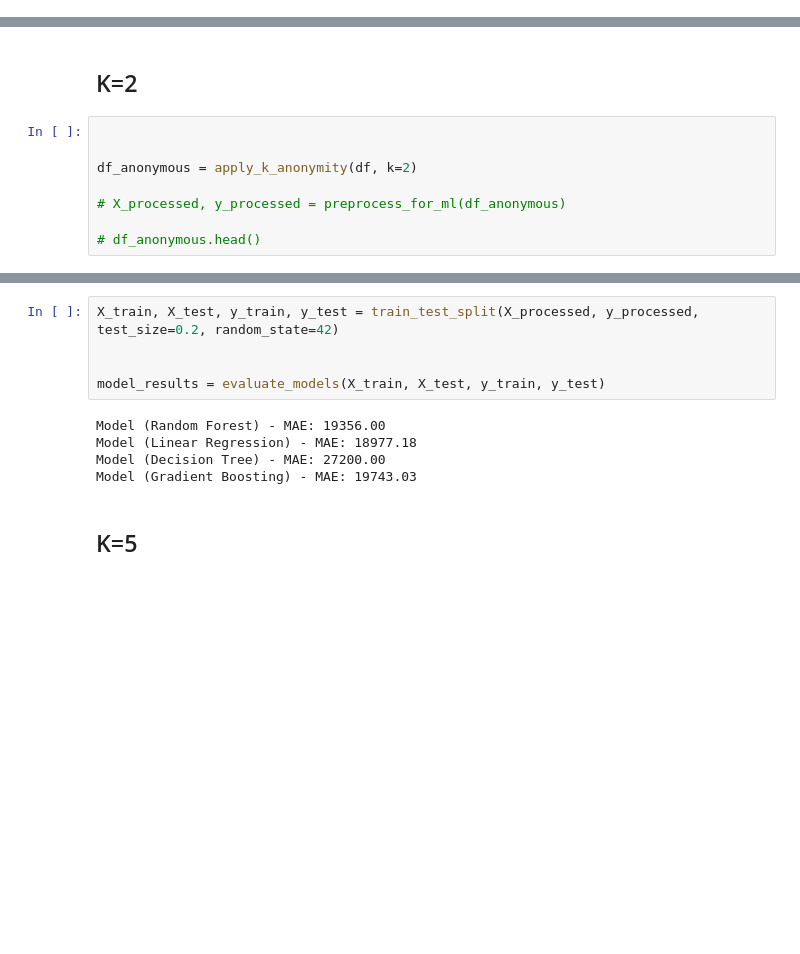
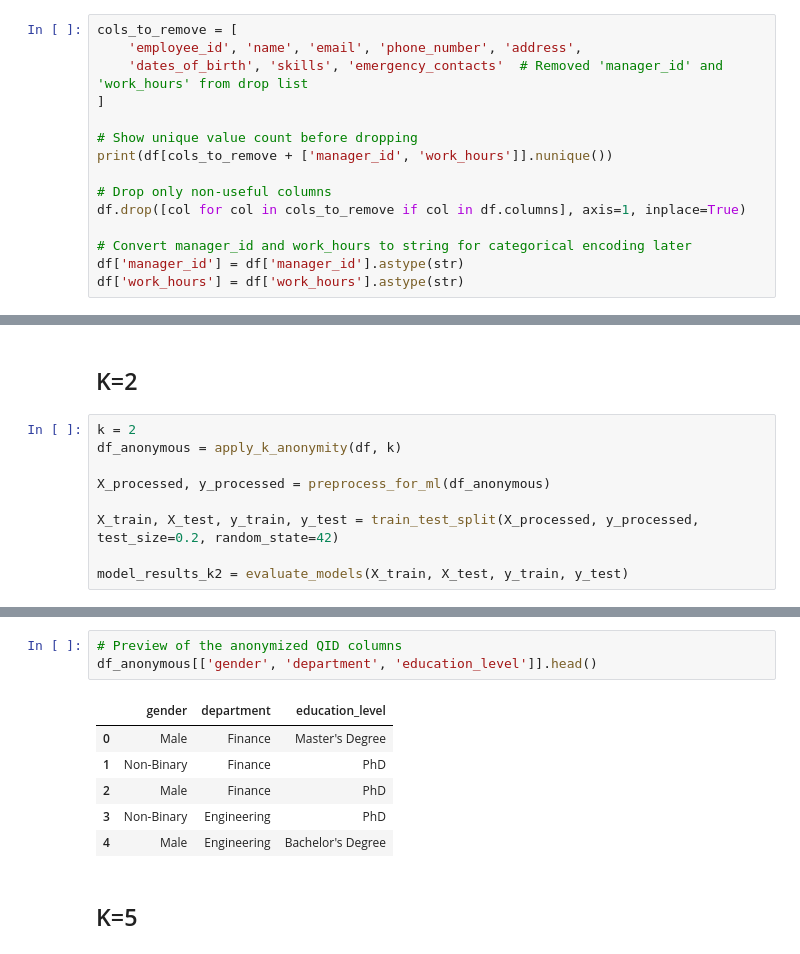
Before and after one commit to 1211223/SEGPRD_PROJECT_2, a Jupyter notebook: main.ipynb, the cells around one changed output, grey strips where cells are left out. Cells and saved outputs as stored; diff of their text form; blank space fills up the shorter version.

```diff
--- a/main.ipynb
+++ b/main.ipynb
@@ -60,3 +60,18 @@ memory usage: 187.6+ KB
 | 50% | 5559.000000 | 5.000000 | 82902.000000 | 3.000000 |
 | 75% | 7732.750000 | 8.000000 | 101614.750000 | 4.000000 |
 | max | 9995.000000 | 10.000000 | 119987.000000 | 5.000000 |
+# %%
+cols_to_remove = [
+    'employee_id', 'name', 'email', 'phone_number', 'address',
+    'dates_of_birth', 'skills', 'emergency_contacts'  # Removed 'manager_id' and 'work_hours' from drop list
+]
+
+# Show unique value count before dropping
+print(df[cols_to_remove + ['manager_id', 'work_hours']].nunique())
+
+# Drop only non-useful columns
+df.drop([col for col in cols_to_remove if col in df.columns], axis=1, inplace=True)
+
+# Convert manager_id and work_hours to string for categorical encoding later
+df['manager_id'] = df['manager_id'].astype(str)
+df['work_hours'] = df['work_hours'].astype(str)
@@ -272,11 +296,12 @@ df[["salary"]]
 # %% [markdown]
 ## K=2
 # %%
+k = 2
+df_anonymous = apply_k_anonymity(df, k)
 
+X_processed, y_processed = preprocess_for_ml(df_anonymous)
 
-df_anonymous = apply_k_anonymity(df, k=2)
+X_train, X_test, y_train, y_test = train_test_split(X_processed, y_processed, test_size=0.2, random_state=42)
 
-# X_processed, y_processed = preprocess_for_ml(df_anonymous)
-
-# df_anonymous.head()
+model_results_k2 = evaluate_models(X_train, X_test, y_train, y_test)
 # %% [output]
@@ -289,13 +315,13 @@ df_anonymous = apply_k_anonymity(df, k=2)
-# %%
-X_train, X_test, y_train, y_test = train_test_split(X_processed, y_processed, test_size=0.2, random_state=42)
-
-
-model_results = evaluate_models(X_train, X_test, y_train, y_test)
-# %% [output]
-Model (Random Forest) - MAE: 19356.00
-Model (Linear Regression) - MAE: 18977.18
-Model (Decision Tree) - MAE: 27200.00
-Model (Gradient Boosting) - MAE: 19743.03
+# %%
+# Preview of the anonymized QID columns
+df_anonymous[['gender', 'department', 'education_level']].head()
+# %% [output]
+|  | gender | department | education_level |
+| 0 | Male | Finance | Master's Degree |
+| 1 | Non-Binary | Finance | PhD |
+| 2 | Male | Finance | PhD |
+| 3 | Non-Binary | Engineering | PhD |
+| 4 | Male | Engineering | Bachelor's Degree |
 # %% [markdown]
 ## K=5
 # %%
```
Also changed, not shown: parts of 28 cells of this notebook, 1 other file.
